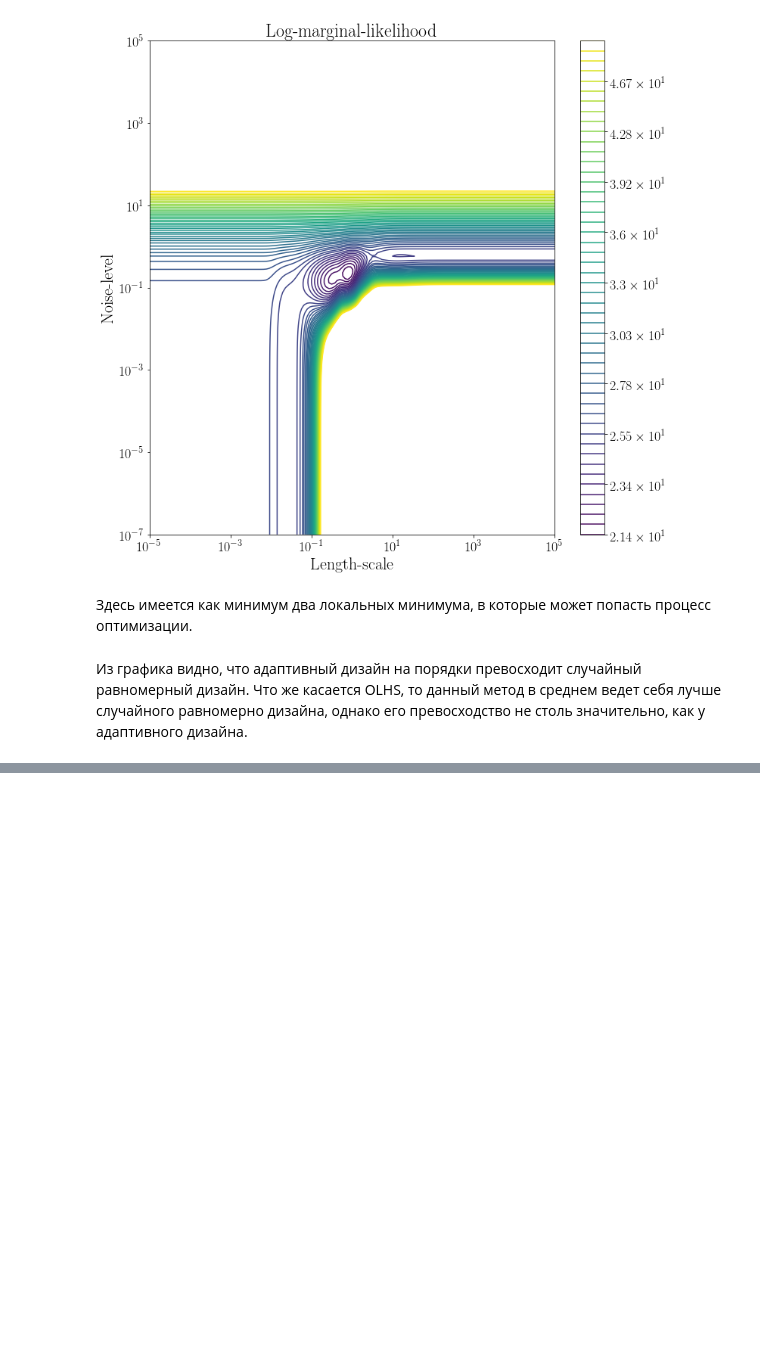
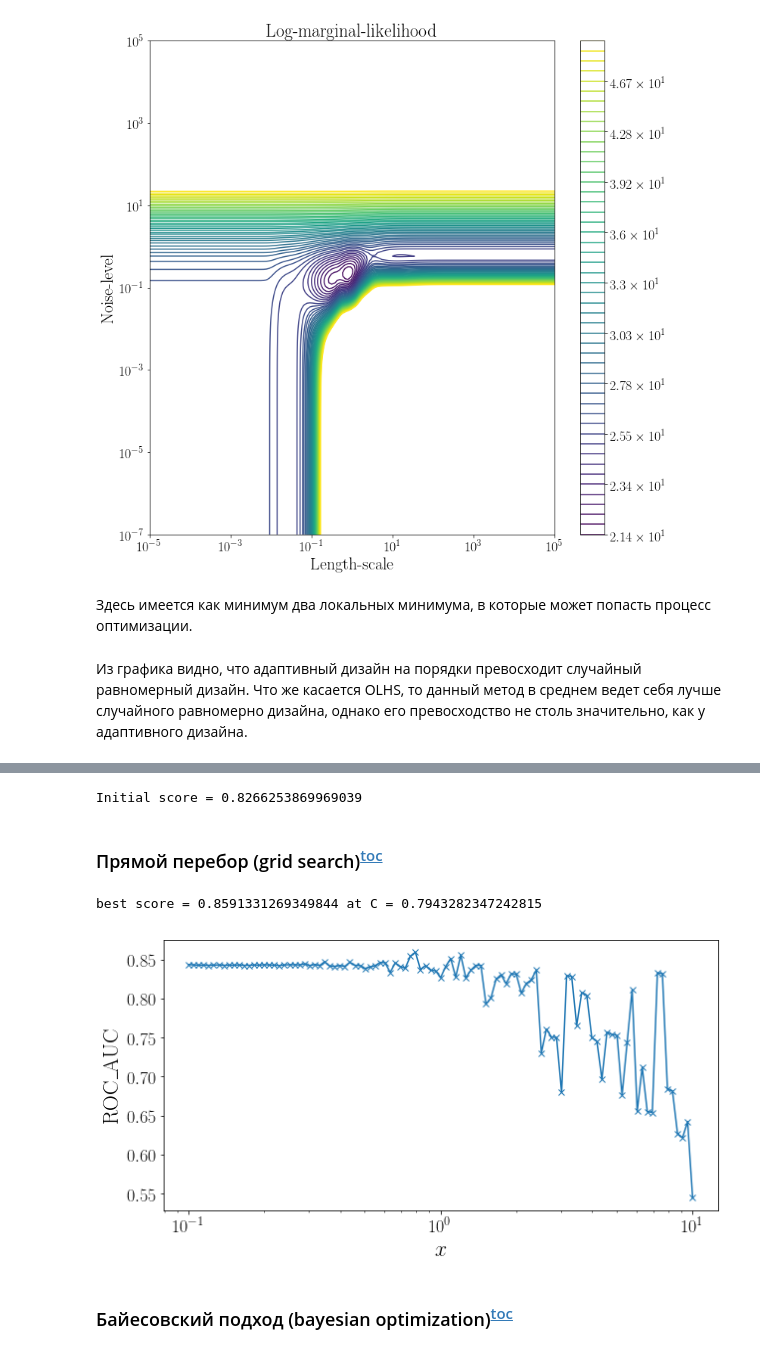
Before and after one commit to siri3us/ASML, a Jupyter notebook: notebooks/seminar_07_gpr.ipynb, the cells around one changed output, grey strips where cells are left out. Saved outputs shown, nothing was run; the diff lists cells and outputs as text; code cells hidden in the pictures; blank space fills up the shorter version.

```diff
--- a/notebooks/seminar_07_gpr.ipynb
+++ b/notebooks/seminar_07_gpr.ipynb
@@ -974,0 +991,5 @@ plt.show()
+# %%
+X, y = make_classification(n_samples=500, n_features=20, n_informative=15, n_redundant=5, random_state=0)
+X_train, X_test, y_train, y_test = train_test_split(X, y, random_state=1)
+print(X_train.shape, y_train.shape)
+print(X_test.shape, y_test.shape)
@@ -974,0 +1001,35 @@ plt.show()
+# %%
+def estimate_linear_svc(C, X_train, y_train, X_test, y_test, random_state=2, *args, **kwargs):
+    svc = LinearSVC(C=C, random_state=random_state)
+    svc.fit(X_train, y_train)
+    y_test_pred = svc.decision_function(X_test)
+    return roc_auc_score(y_test, y_test_pred)
+# %%
+from sklearn.svm import LinearSVC
+from sklearn.metrics import roc_auc_score
+
+score = estimate_linear_svc(1.0, X_train, y_train, X_test, y_test)
+print('Initial score = {}'.format(score))
+# %% [output]
+Initial score = 0.8266253869969039
+# %% [markdown]
+### Прямой перебор (grid search)<sup>[toc](#toc)</sup>
+# %%
+C_range = np.logspace(-1, 1, 101)
+scores = []
+for C in C_range:
+    scores.append(estimate_linear_svc(C, X_train, y_train, X_test, y_test))
+# %%
+print('best score = {} at C = {}'.format(np.max(scores), C_range[np.argmax(scores)]))
+# %% [output]
+best score = 0.8591331269349844 at C = 0.7943282347242815
+# %%
+plt.figure(figsize=(10, 5))
+plt.plot(C_range, scores, marker='x')
+plt.xscale('log')
+plt.xlabel('$x$')
+plt.ylabel('ROC\_AUC');
+# %% [output]
+[figure, added]
+# %% [markdown]
+### Байесовский подход (bayesian optimization)<sup>[toc](#toc)</sup>
```
Also changed, not shown: parts of 20 cells of this notebook, 1 other file.
